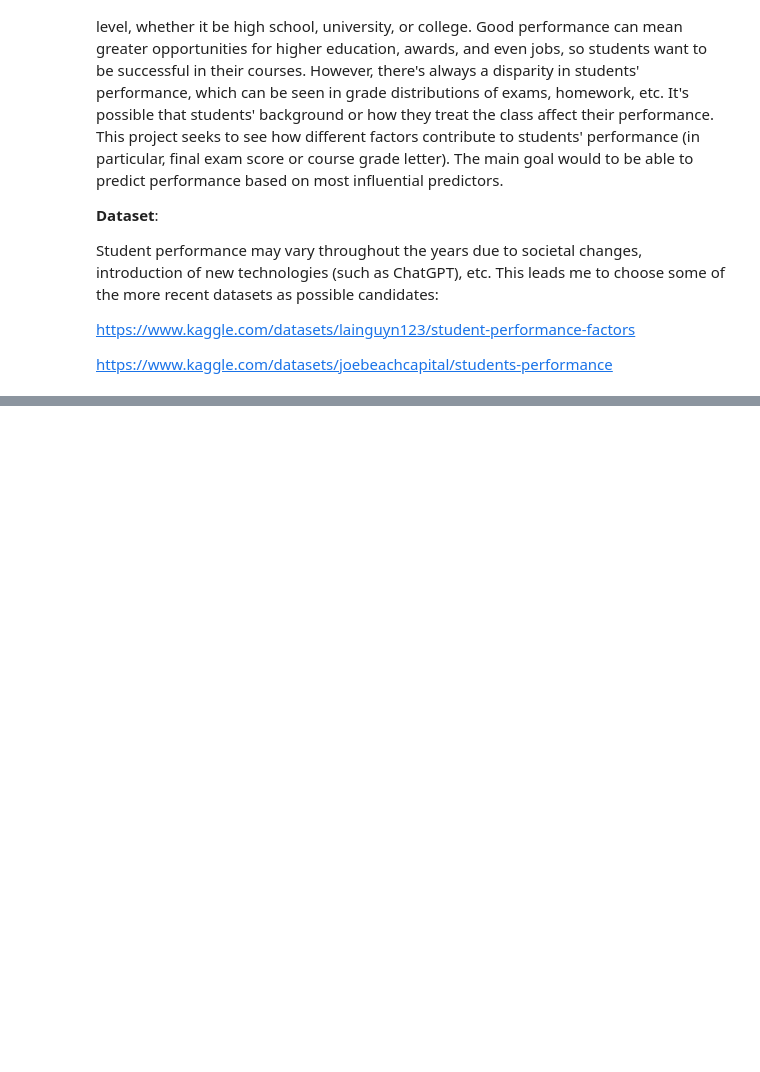
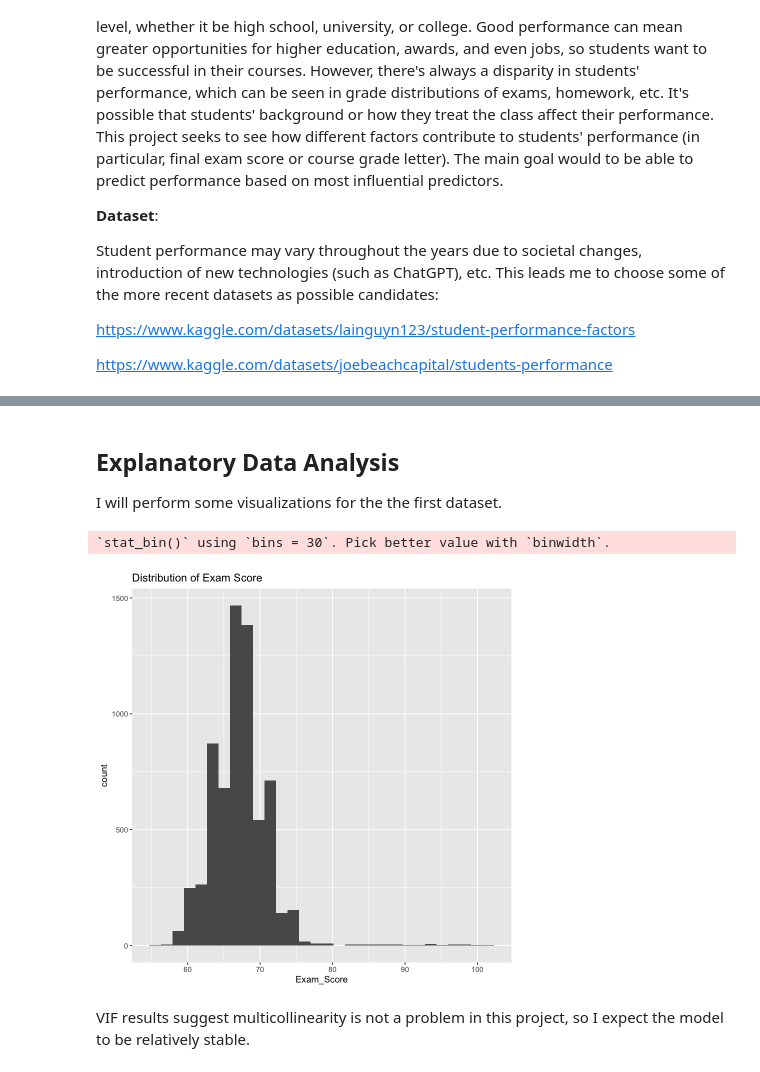
Before and after one commit to hd54/stat447c, a Jupyter notebook: proposal.ipynb, the cells around one changed output, grey strips where cells are left out. Cells and saved outputs as stored; diff of their text form; code cells hidden in the pictures; blank space fills up the shorter version.

```diff
--- a/proposal.ipynb
+++ b/proposal.ipynb
@@ -79,3 +92,16 @@ In short, the project will be carried out in 4 different tasks:
 
 **References**:
 https://haines-lab.com/post/on-the-equivalency-between-the-lasso-ridge-regression-and-specific-bayesian-priors/
+# %% [markdown]
+## Explanatory Data Analysis
+
+I will perform some visualizations for the the first dataset.
+# %%
+ggplot(dataset_1, aes(x = Exam_Score)) +
+  geom_histogram() +
+  labs(title = "Distribution of Exam Score")
+# %% [output]
+`stat_bin()` using `bins = 30`. Pick better value with `binwidth`.
+[figure, added]
+# %% [markdown]
+VIF results suggest multicollinearity is not a problem in this project, so I expect the model to be relatively stable.
```
Also changed, not shown: parts of 17 cells of this notebook, 1 other file.
